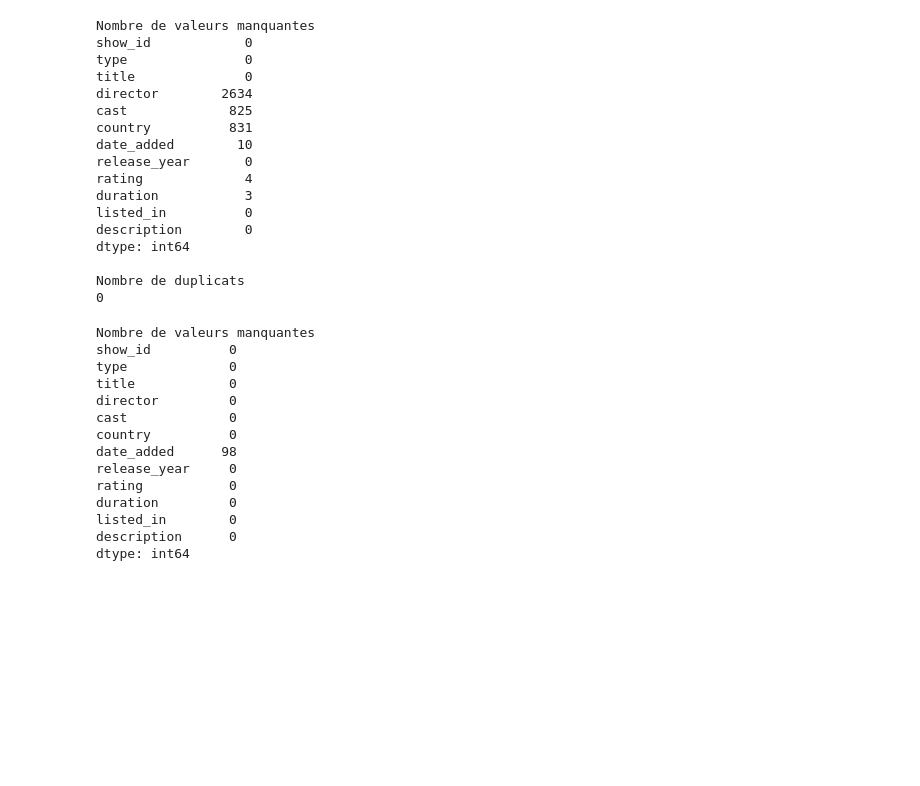
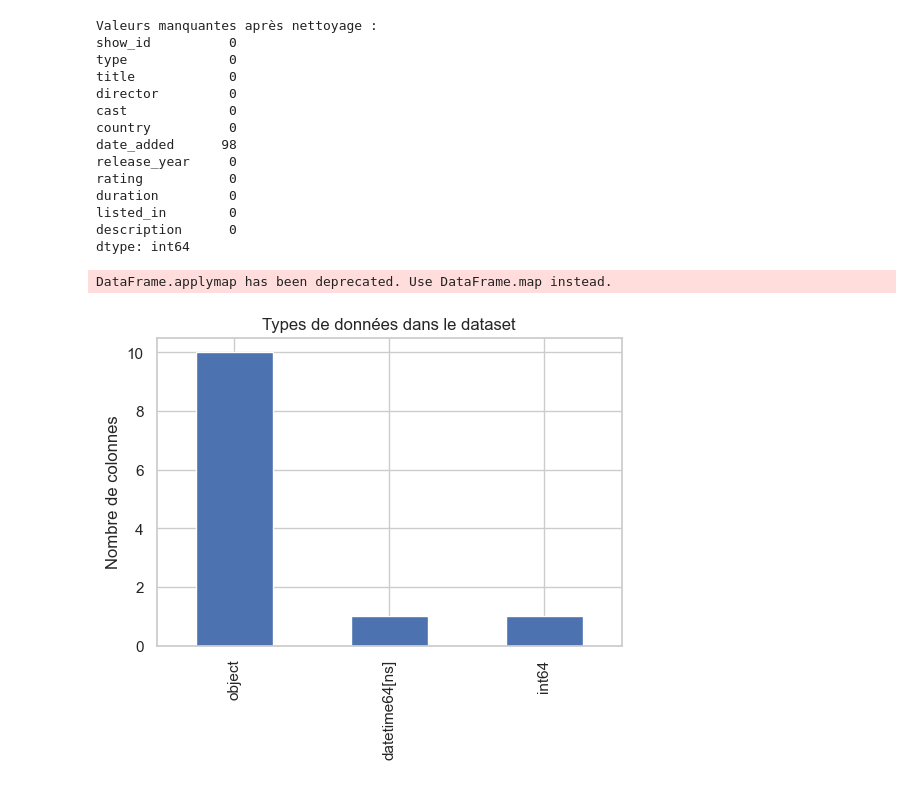
Before and after one commit to ShepherdPoggers/analyseDeDonnee, a Jupyter notebook: analyseNetflix/src/analyseNetflix.ipynb, the cells around one changed output. Cells and saved outputs as stored; diff of their text form; code cells hidden in the pictures; blank space fills up the shorter version.

Commit message:
Amelioration code et ajout graphs

```diff
--- a/analyseNetflix/src/analyseNetflix.ipynb
+++ b/analyseNetflix/src/analyseNetflix.ipynb
@@ -1,9 +1,21 @@
 # %%
-#Import des librairies utilisees et chargement du fichier
+# SECTION 1 — Import des librairies & chargement du dataset
+# numpy et pandas pour la manipulation de données
+# matplotlib et seaborn pour les visualisations statiques
+# plotly.express pour les visualisations interactives
+
 import numpy as np
 import pandas as pd
-import matplotlib as plt
-import seaborn as sbn
-import plotly as px
+import matplotlib.pyplot as plt
+import seaborn as sns
+import plotly.express as px
 
+# Paramètres d'affichage
+sns.set(style="whitegrid")
+pd.set_option("display.max_columns", None)
+
+# Chargement du dataset Netflix
 df = pd.read_csv("netflix_titles.csv")
+
+# Affichage des 5 premiers titres
+df.head()
@@ -49,63 +66,40 @@ None
-# %%
-#Analyse nombre manquants et duplicats
-
-#Nombre de valeurs manquantes avant
-print("Nombre de valeurs manquantes")
-print(df.isna().sum())
-print()
-
-#Nombre de duplicats avant
-print("Nombre de duplicats")
-print(df.duplicated().sum())
-print()
-# %% [output]
-Nombre de valeurs manquantes
-show_id            0
-type               0
-title              0
-director        2634
-cast             825
-country          831
-date_added        10
-release_year       0
-rating             4
-duration           3
-listed_in          0
-description        0
-dtype: int64
-
-Nombre de duplicats
-0
 # %%
-#Nettoyage du dataset
+# SECTION 3 — Nettoyage du dataset
 
-#Remplissage des valeurs manquantes par "Unknown"
+# Remplissage des NaN par "Unknown" pour certaines colonnes
 cols_a_remplir = ["director", "cast", "country", "rating", "duration"]
 df[cols_a_remplir] = df[cols_a_remplir].fillna("Unknown")
 
-#Conversion des dates d'ajout vers le format datetime
+# Conversion de la colonne 'date_added' en datetime
 df["date_added"] = pd.to_datetime(df["date_added"], errors="coerce")
 
-#Nettoyage des chaines de caractere
+# Retrait des espaces au début et à la fin des chaînes
 df = df.applymap(lambda x: x.strip() if isinstance(x, str) else x)
 
-#Nombre de valeurs manquantes apres
-print("Nombre de valeurs manquantes")
+# Vérification des valeurs manquantes après nettoyage
+print("Valeurs manquantes après nettoyage :")
 print(df.isna().sum())
-print()
+
+# Graphique des types de données
+df.dtypes.value_counts().plot(kind="bar", figsize=(6,4))
+plt.title("Types de données dans le dataset")
+plt.ylabel("Nombre de colonnes")
+plt.show()
 # %% [output]
-Nombre de valeurs manquantes
+Valeurs manquantes après nettoyage :
 show_id          0
 type             0
 title            0
 director         0
 cast             0
 country          0
 date_added      98
 release_year     0
 rating           0
 duration         0
 listed_in        0
 description      0
 dtype: int64
+DataFrame.applymap has been deprecated. Use DataFrame.map instead.
+[figure, added]
 # %%
```
Also changed, not shown: parts of 9 cells of this notebook.
